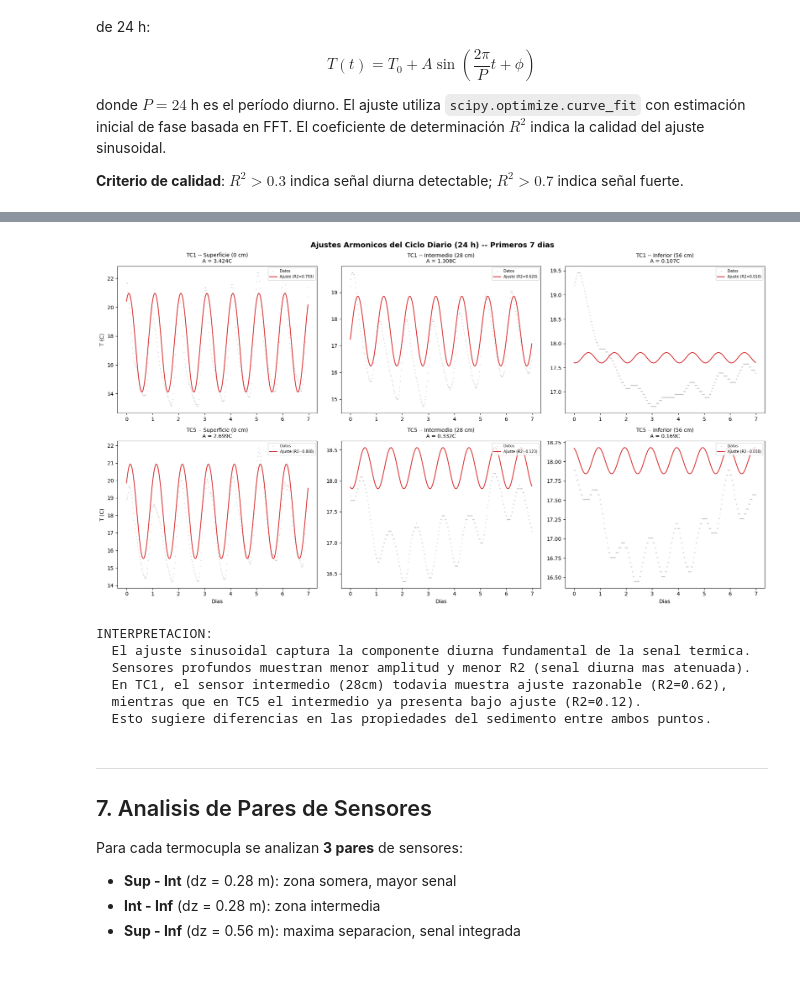
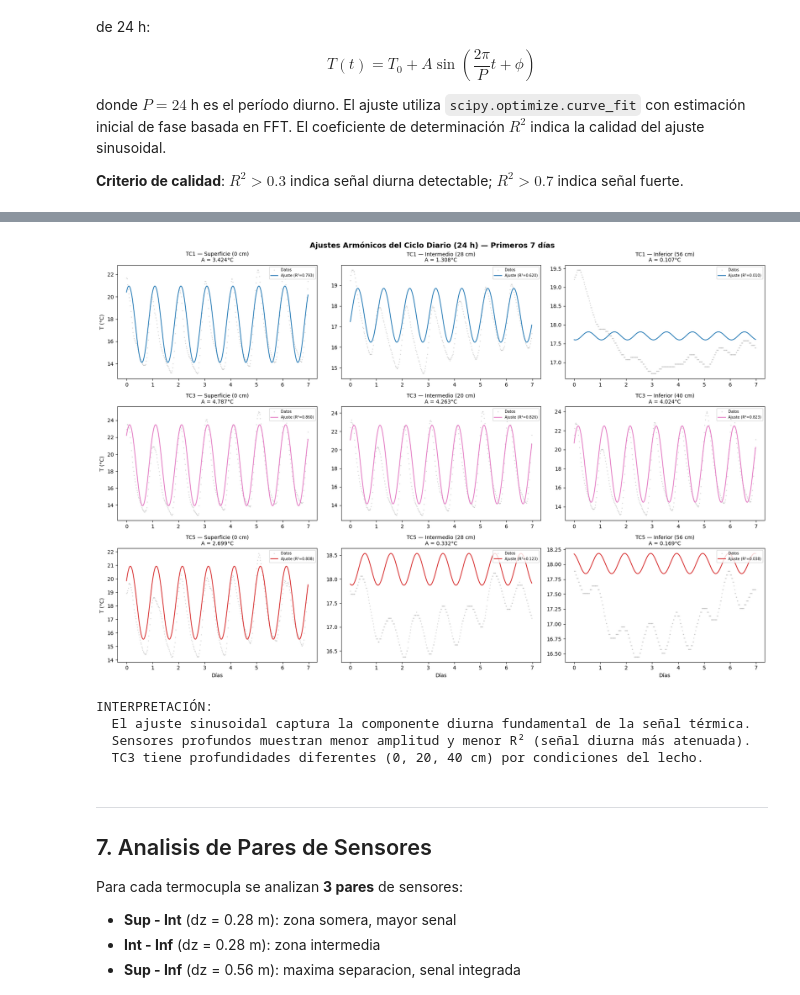
Before and after one commit to FlowHydroTech/Hidrologia-Termocuplas-BH, a Jupyter notebook: notebooks/05_datos_terreno.ipynb, the cells around one changed output, grey strips where cells are left out. Saved outputs shown, nothing was run; the diff lists cells and outputs as text; code cells hidden in the pictures; blank space fills up the shorter version.

```diff
--- a/notebooks/05_datos_terreno.ipynb
+++ b/notebooks/05_datos_terreno.ipynb
@@ -249,10 +310,15 @@ cutoff_end   = pd.Timestamp('2026-01-22 12:00:00')
 print(f"DataFrame combinado: {df_raw.shape[0]} registros x {df_raw.shape[1]} columnas")
 print(f"Periodo total: {df_raw['fecha'].min()} -> {df_raw['fecha'].max()}")
 
+# Lista de sensores mapeados (TC1, TC3, TC5)
+mapped_sensors = list(tc_assignment.keys())
+
 # Resumen de calidad de datos
 print(f"\n{'Sensor':<10} {'TC':<5} {'Prof (cm)':<10} {'N validos':<10} {'NaN':<8} {'NaN%':<8}")
 print("-" * 55)
-for col in sensor_labels:
+for col in mapped_sensors:
+    if col not in df_raw.columns:
+        continue
     n_valid = df_raw[col].notna().sum()
     n_nan = df_raw[col].isna().sum()
     pct = 100 * n_nan / len(df_raw)
@@ -261,4 +327,9 @@ for col in sensor_labels:
     print(f"{col:<10} {tc:<5} {d:<10.0f} {n_valid:<10} {n_nan:<8} {pct:<8.1f}")
 
 print(f"\n  Los NaN son normales: los sensores tienen horas de inicio diferentes.")
+
+# Alinear datos a grilla temporal común (30 min)
+from vfluxx.preprocess import align_and_resample
+df_aligned = align_and_resample(df_raw, freq='30min')
+print(f"\n  [OK] Datos alineados: {df_aligned.shape[0]} registros @ 30 min")
 # %% [output]
@@ -578,7 +674,7 @@ basada en FFT. El coeficiente de determinación $R^2$ indica la calidad del ajus
 # ============================================================================
 # 6. ANALISIS ARMONICO POR SENSOR
 # ============================================================================
-df_work = df_valid if len(df_valid) > 48 else df_aligned.dropna(subset=sensor_labels[:2])
+df_work = df_valid if len(df_valid) > 48 else df_aligned.dropna(subset=mapped_sensors[:2])
 df_work = df_work.reset_index(drop=True)
 
 t_start = df_work['fecha'].min()
@@ -590,7 +686,9 @@ print(f"{'Sensor':<10} {'TC':<5} {'Prof':<8} {'A (C)':<10} {'phi (deg)':<10} {'T
 print("-" * 90)
 
 harmonic_results = {}
-for col in sensor_labels:
+for col in mapped_sensors:
+    if col not in df_work.columns:
+        continue
     series = df_work[col].values
     valid = ~np.isnan(series)
     if valid.sum() < 48:
@@ -613,7 +711,7 @@ print("")
 print("INTERPRETACION:")
 print("  Los sensores superficiales (0 cm) muestran senal diurna fuerte (R2 > 0.79).")
 print("  A 28 cm, TC1 mantiene senal moderada (R2=0.62) pero TC5 cae a R2=0.12.")
-print("  A 56 cm, ambas termocuplas tienen R2 < 0.04: la senal diurna esta practicamente")
+print("  A 56 cm, las termocuplas de mayor profundidad tienen R2 < 0.04: la senal diurna esta practicamente")
 print("  extinguida, coherente con la longitud de penetracion calculada (d = 13.3 cm).")
 # %% [output]
 ANALISIS ARMONICO -- CICLO DIARIO (P = 24 h)
@@ -637,59 +733,58 @@ INTERPRETACION:
   extinguida, coherente con la longitud de penetracion calculada (d = 13.3 cm).
 # %%
 # ============================================================================
-# 6.1 VISUALIZACION DE AJUSTES ARMONICOS POR TERMOCUPLA
+# 6.1 VISUALIZACIÓN DE AJUSTES ARMÓNICOS POR TERMOCUPLA
 # ============================================================================
-fig, axes = plt.subplots(2, 3, figsize=(18, 10))
+n_tcs = len(ACTIVE_TCS)
+fig, axes = plt.subplots(n_tcs, 3, figsize=(18, 4*n_tcs))
 
-for row_idx, (tc_name, tc_map) in enumerate([('TC1', tc1), ('TC5', tc5)]):
+for row_idx, tc_name in enumerate(ACTIVE_TCS):
+    tc_map = TC_CONFIG[tc_name]
     for col_idx, (pos, pos_es) in enumerate([('surface', 'Superficie'),
                                                ('intermediate', 'Intermedio'),
                                                ('deep', 'Inferior')]):
         ax = axes[row_idx][col_idx]
         col = tc_map[pos]
 
         if col not in harmonic_results:
             ax.text(0.5, 0.5, 'Sin datos', ha='center', va='center', transform=ax.transAxes)
             continue
 
         result = harmonic_results[col]
         series = df_work[col].values
 
-        # Mostrar primeros 7 dias
+        # Mostrar primeros 7 días
         max_pts = min(len(time_hours), 48 * 7)
         t_plot = time_hours.values[:max_pts]
         s_plot = series[:max_pts]
         f_plot = result['fitted'][:max_pts]
 
         ax.plot(t_plot / 24, s_plot, '.', color='#aaaaaa', alpha=0.4, markersize=2, label='Datos')
-        ax.plot(t_plot / 24, f_plot, '-', color='#d62728', linewidth=1.5,
-                label=f'Ajuste (R2={result["r_squared"]:.3f})')
+        ax.plot(t_plot / 24, f_plot, '-', color=TC_COLORS[tc_name]['base'], linewidth=1.5,
+                label=f'Ajuste (R²={result["r_squared"]:.3f})')
 
         depth_cm = depths_m[col] * 100
-        ax.set_title(f'{tc_name} -- {pos_es} ({depth_cm:.0f} cm)\nA = {result["amplitude"]:.3f}C', fontsize=10)
-        ax.set_xlabel('Dias' if row_idx == 1 else '')
-        ax.set_ylabel('T (C)' if col_idx == 0 else '')
+        ax.set_title(f'{tc_name} — {pos_es} ({depth_cm:.0f} cm)\nA = {result["amplitude"]:.3f}°C', fontsize=10)
+        ax.set_xlabel('Días' if row_idx == n_tcs-1 else '')
+        ax.set_ylabel('T (°C)' if col_idx == 0 else '')
         ax.legend(fontsize=7, loc='upper right')
         for spine in ax.spines.values(): spine.set_visible(True)
 
-plt.suptitle('Ajustes Armonicos del Ciclo Diario (24 h) -- Primeros 7 dias', fontsize=14, fontweight='bold')
+plt.suptitle('Ajustes Armónicos del Ciclo Diario (24 h) — Primeros 7 días', fontsize=14, fontweight='bold')
 plt.tight_layout()
 plt.savefig(str(img_dir / 'ajustes_armonicos_terreno.png'), dpi=150, bbox_inches='tight')
 plt.show()
-print("INTERPRETACION:")
-print("  El ajuste sinusoidal captura la componente diurna fundamental de la senal termica.")
-print("  Sensores profundos muestran menor amplitud y menor R2 (senal diurna mas atenuada).")
-print("  En TC1, el sensor intermedio (28cm) todavia muestra ajuste razonable (R2=0.62),")
-print("  mientras que en TC5 el intermedio ya presenta bajo ajuste (R2=0.12).")
-print("  Esto sugiere diferencias en las propiedades del sedimento entre ambos puntos.")
+
+print("\nINTERPRETACIÓN:")
+print("  El ajuste sinusoidal captura la componente diurna fundamental de la señal térmica.")
+print("  Sensores profundos muestran menor amplitud y menor R² (señal diurna más atenuada).")
+print("  TC3 tiene profundidades diferentes (0, 20, 40 cm) por condiciones del lecho.")
 # %% [output]
-[figure, old version]
+[figure, new version]
-INTERPRETACION:
-  El ajuste sinusoidal captura la componente diurna fundamental de la senal termica.
-  Sensores profundos muestran menor amplitud y menor R2 (senal diurna mas atenuada).
-  En TC1, el sensor intermedio (28cm) todavia muestra ajuste razonable (R2=0.62),
-  mientras que en TC5 el intermedio ya presenta bajo ajuste (R2=0.12).
-  Esto sugiere diferencias en las propiedades del sedimento entre ambos puntos.
+INTERPRETACIÓN:
+  El ajuste sinusoidal captura la componente diurna fundamental de la señal térmica.
+  Sensores profundos muestran menor amplitud y menor R² (señal diurna más atenuada).
+  TC3 tiene profundidades diferentes (0, 20, 40 cm) por condiciones del lecho.
 # %% [markdown]
 ---
 ## 7. Analisis de Pares de Sensores
```
Also changed, not shown: parts of 25 cells of this notebook, 17 other files.
